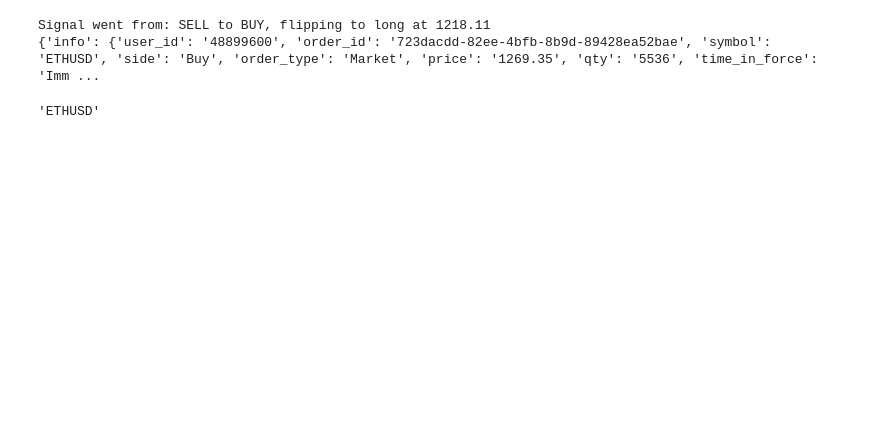
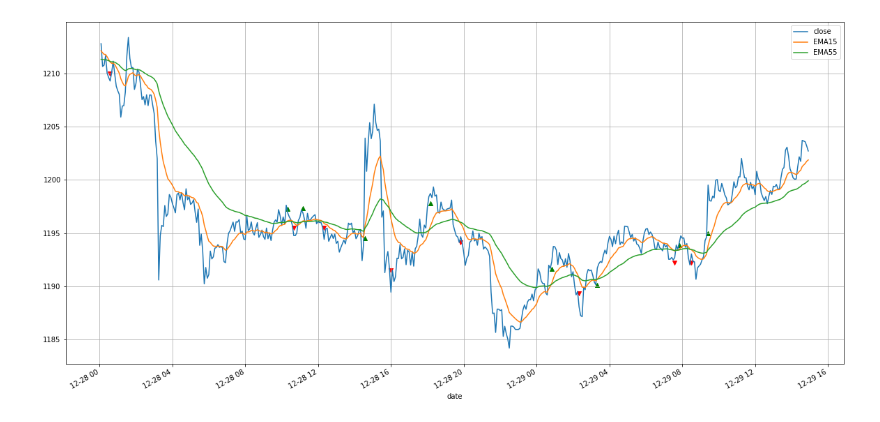
Before and after one commit to carlislejd/trading_bot, a Jupyter notebook: research.ipynb, the cells around one changed output. Cells and saved outputs as stored; diff of their text form; code cells hidden in the pictures; blank space fills up the shorter version.

```diff
--- a/research.ipynb
+++ b/research.ipynb
@@ -237,28 +78,0 @@ signal = 'BUY'
-# %%
-if signal == 'BUY':
-    print(f'Signal went from: {position} to {signal}, flipping to long at {price}')
-    balance = client.fetch_balance()
-    last_order = client.fetch_closed_orders(symbol)
-    if last_order[-1]['info']['side'] == 'Sell':
-        close = client.create_order(
-                symbol = 'ETHUSD',
-                type = 'market',
-                side = 'buy',
-                amount = int(last_order[-1]['info']['qty']),
-                params = {'reduce_only': True})
-
-    quantity = round((float(balance['ETH']['free']) * .95), 3)
-    order = client.create_order(
-            symbol = 'ETHUSD',
-            type = 'market',
-            side = 'buy',
-            amount = (price * quantity) * 5,
-            params = {'leverage': 5})
-    print(order)
-# %% [output]
-Signal went from: SELL to BUY, flipping to long at 1218.11
-{'info': {'user_id': '48899600', 'order_id': '723dacdd-82ee-4bfb-8b9d-89428ea52bae', 'symbol': 'ETHUSD', 'side': 'Buy', 'order_type': 'Market', 'price': '1269.35', 'qty': '5536', 'time_in_force': 'Imm ...
-# %%
-order['info']['updated_at'], order['info']['symbol']
-# %% [output]
-'ETHUSD'
@@ -311,0 +79,9 @@ df.plot(y=['close', 'EMA20'], x='date', figsize=(20, 10))
+# %%
+test = df[df['date'] > '2022-12-28 00:00:00.000']
+test.plot(x='date', y=['close', 'EMA15', 'EMA55'], figsize=(20, 10))
+plt.scatter(test[test['action'] == 'Buy']['date'], test[test['action'] == 'Buy']['open'], marker='^', color='green')
+plt.scatter(test[test['action'] == 'Sell']['date'], test[test['action'] == 'Sell']['open'], marker='v', color='red')
+plt.grid()
+plt.show()
+# %% [output]
+[figure, added]
```
Also changed, not shown: parts of 19 cells of this notebook, 2 other files.
